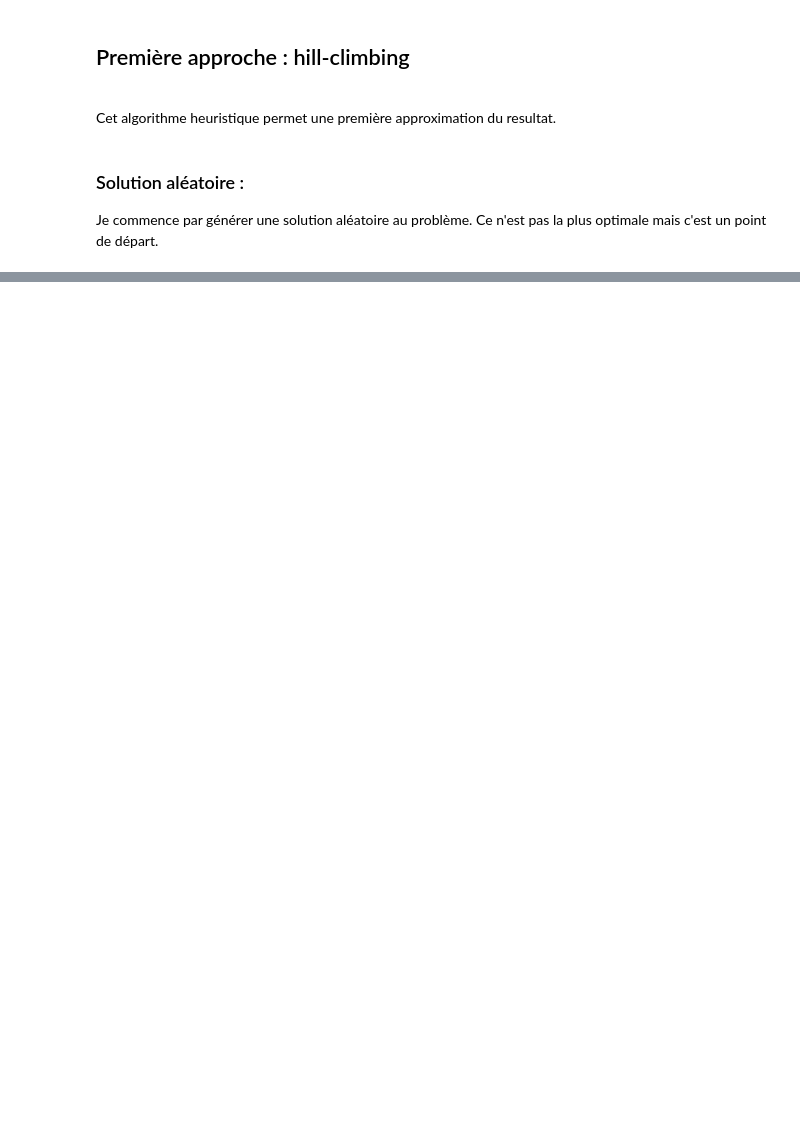
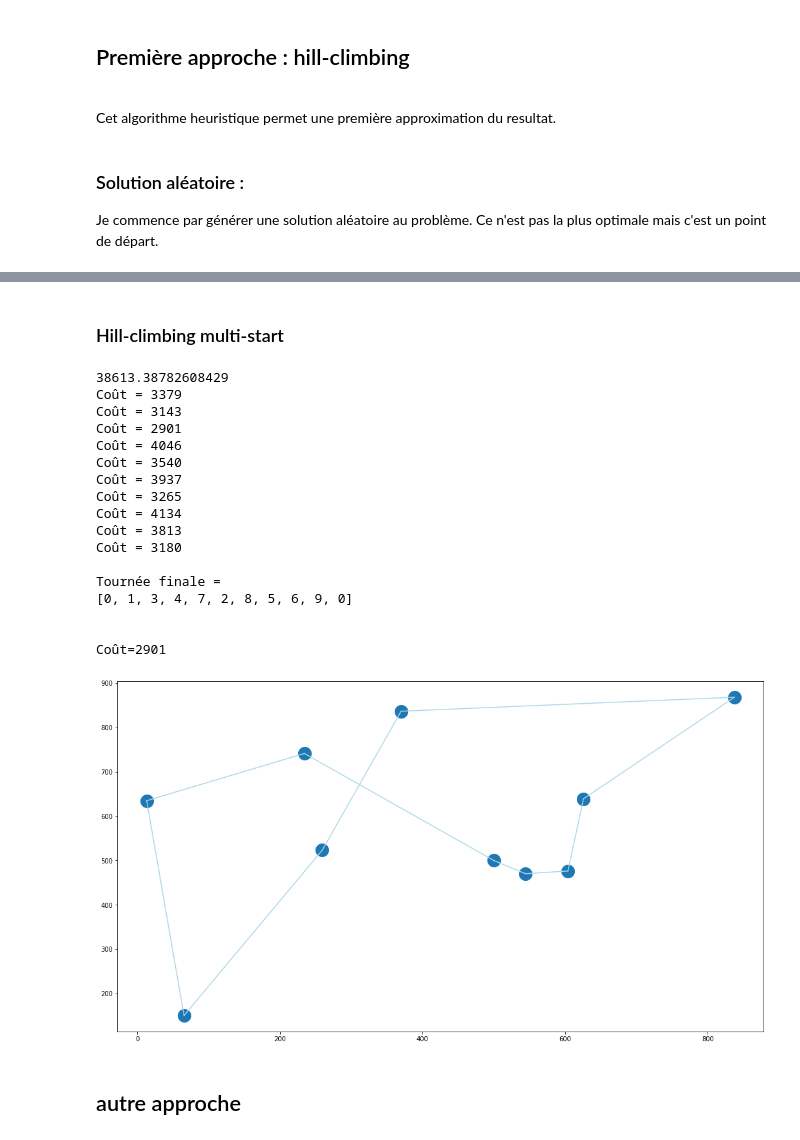
Before and after one commit to OscarPALISSOT/Routing_vehicule_problem_Python, a Jupyter notebook: Livrable2-FR.ipynb, the cells around one changed output, grey strips where cells are left out. Drawn from its saved outputs; the diff is of its cells as text; code cells hidden in the pictures; blank space fills up the shorter version.

```diff
--- a/Livrable2-FR.ipynb
+++ b/Livrable2-FR.ipynb
@@ -363,0 +305,43 @@ Coût=0
+# %% [markdown]
+### Hill-climbing multi-start
+# %%
+nb_iterations = 10
+
+val_min = 0
+for i in routes:
+    val_min += sum(i)
+print(val_min)
+for _ in range(nb_iterations):
+    tournee = randomSolution()
+    sol_courante = hill_climbing(tournee)
+    val_courante = coutTournee(sol_courante)
+    print("Coût = %d" %(coutTournee(sol_courante)))
+    if (val_courante < val_min):
+        val_min = val_courante
+        sol_min = sol_courante
+print("\nTournée finale =" )
+print(sol_min)
+print('\n')
+print("Coût=%d"% val_min)
+printTournee(villes, sol_min)
+# %% [output]
+38613.38782608429
+Coût = 3379
+Coût = 3143
+Coût = 2901
+Coût = 4046
+Coût = 3540
+Coût = 3937
+Coût = 3265
+Coût = 4134
+Coût = 3813
+Coût = 3180
+
+Tournée finale =
+[0, 1, 3, 4, 7, 2, 8, 5, 6, 9, 0]
+
+
+Coût=2901
+[figure, added]
+# %% [markdown]
+## autre approche
```
Also changed, not shown: parts of 14 cells of this notebook.
